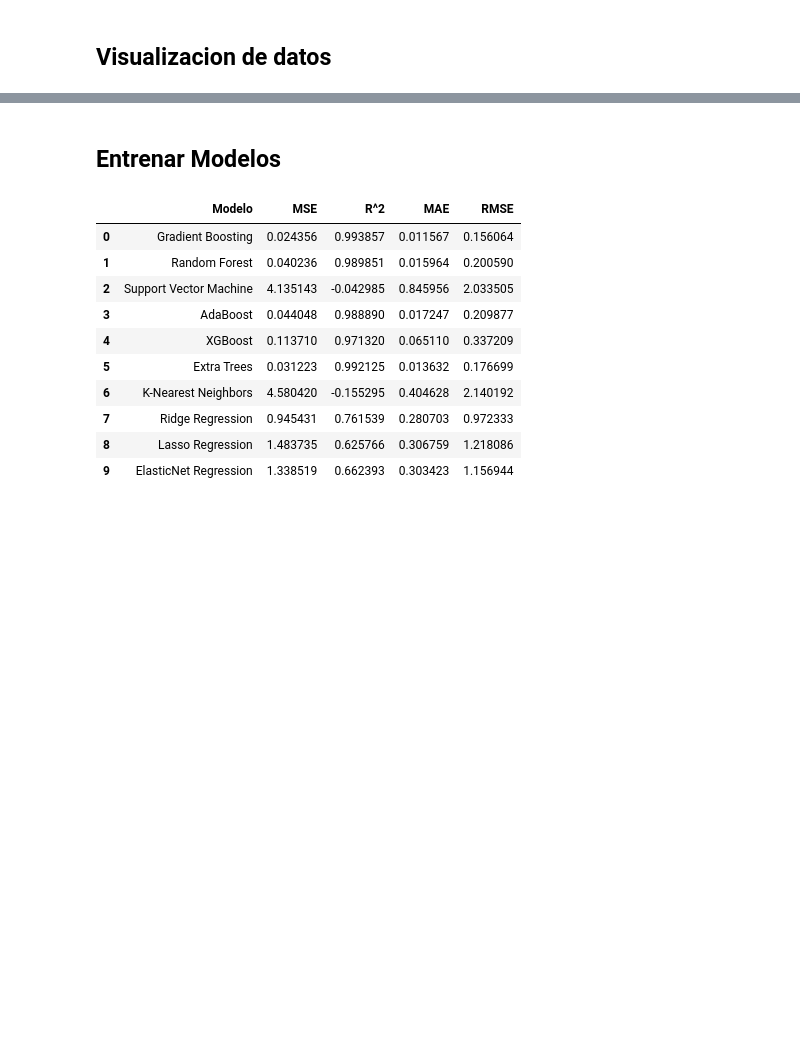
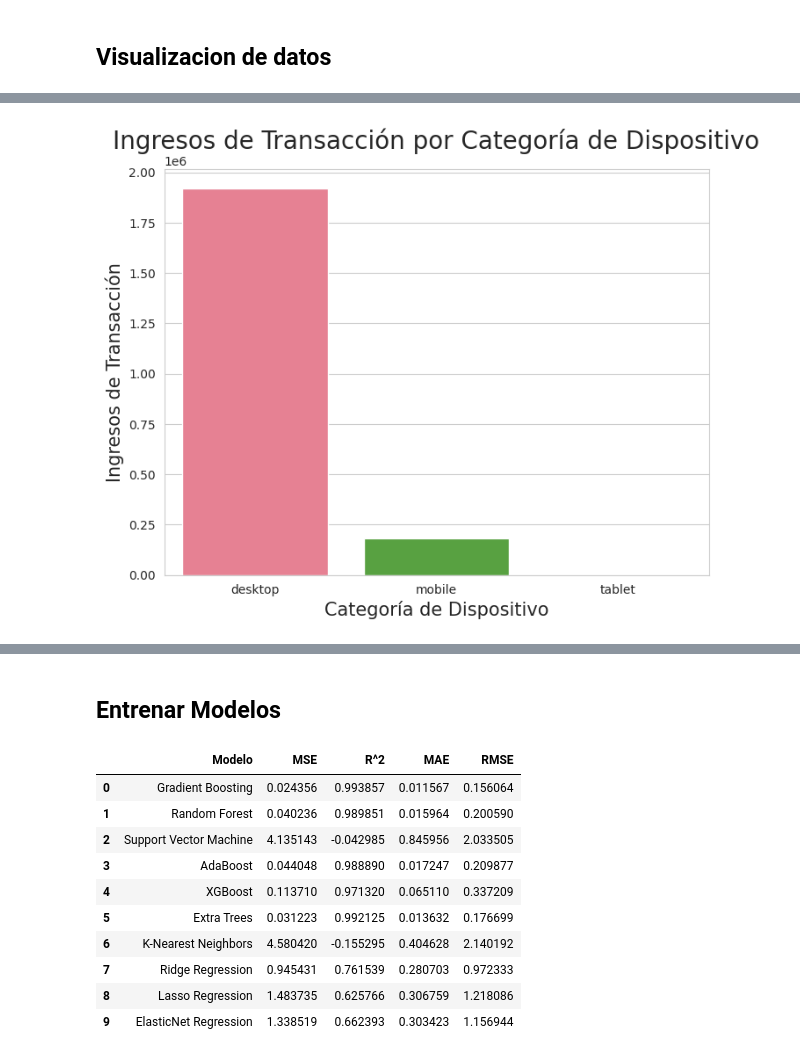
Before and after one commit to valec3/DataScienceProjects, a Jupyter notebook: MODELOS.ipynb, the cells around one changed output, grey strips where cells are left out. Cells and saved outputs as stored; diff of their text form; code cells hidden in the pictures; blank space fills up the shorter version.

```diff
--- a/MODELOS.ipynb
+++ b/MODELOS.ipynb
@@ -223,0 +243,11 @@ plt.show()
+# %%
+# @title Gráfico de barras de deviceCategory vs transactionRevenue
+palette = sns.color_palette("husl", len(df['deviceCategory'].unique()))
+plt.figure(figsize=(8, 6))
+plt.title('Ingresos de Transacción por Categoría de Dispositivo', fontsize=20)
+sns.barplot(x='deviceCategory', y='transactionRevenue', data=df, ci=None,palette=palette)
+plt.xlabel('Categoría de Dispositivo', fontsize=15)
+plt.ylabel('Ingresos de Transacción', fontsize=15)
+plt.show()
+# %% [output]
+[figure, added]
```
Also changed, not shown: parts of 10 cells of this notebook.
